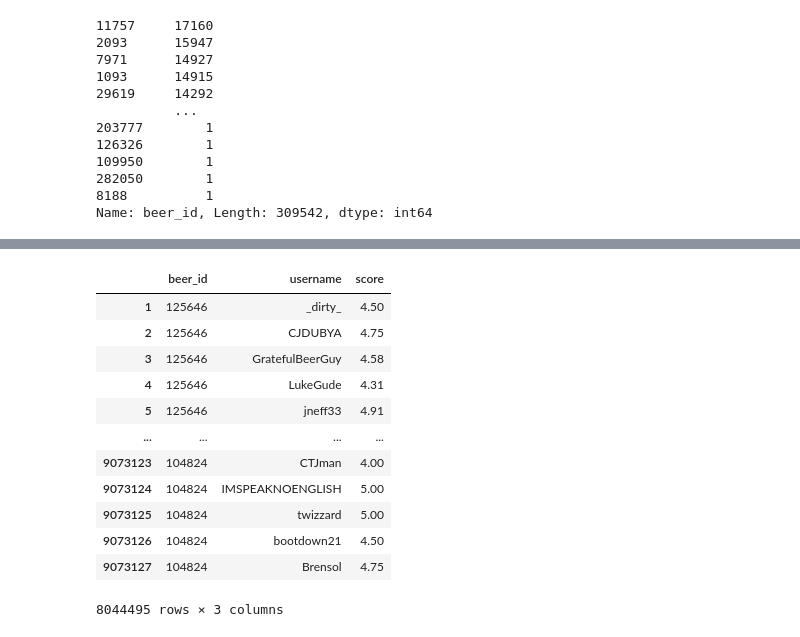
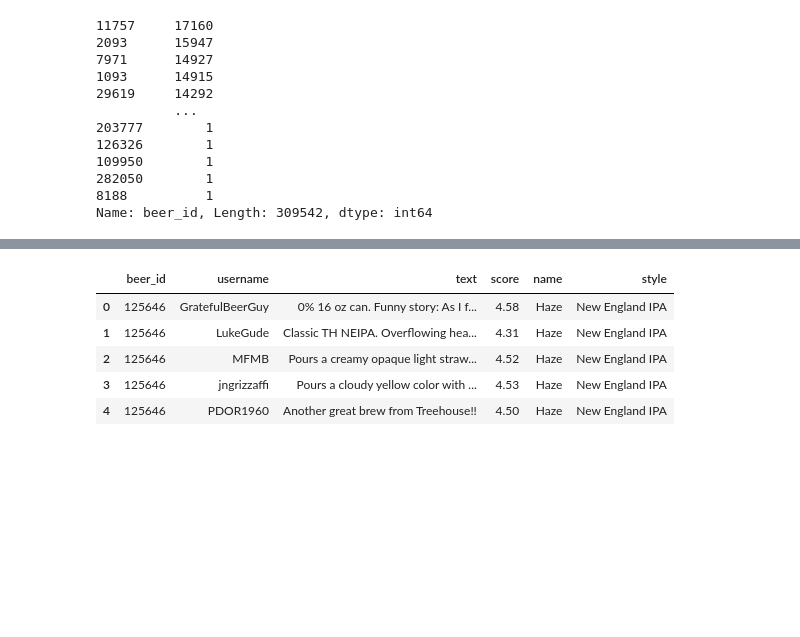
Before and after one commit to sheetalbongale/ALE-gorithm-II, a Jupyter notebook: notebooks/data_cleaning.ipynb, the cells around one changed output, grey strips where cells are left out. Drawn from its saved outputs; the diff is of its cells as text; code cells hidden in the pictures; blank space fills up the shorter version.

```diff
--- a/notebooks/data_cleaning.ipynb
+++ b/notebooks/data_cleaning.ipynb
@@ -195,18 +215,0 @@ df_clean = df_clean.drop(["date", "look", "smell", "taste", "feel", "overall"],
-# %%
-df_clean = df_clean.drop(["text"], axis=1)
-# %%
-df_clean
-# %% [output]
-|  | beer_id | username | score |
-| 1 | 125646 | _dirty_ | 4.50 |
-| 2 | 125646 | CJDUBYA | 4.75 |
-| 3 | 125646 | GratefulBeerGuy | 4.58 |
-| 4 | 125646 | LukeGude | 4.31 |
-| 5 | 125646 | jneff33 | 4.91 |
-| ... | ... | ... | ... |
-| 9073123 | 104824 | CTJman | 4.00 |
-| 9073124 | 104824 | IMSPEAKNOENGLISH | 5.00 |
-| 9073125 | 104824 | twizzard | 5.00 |
-| 9073126 | 104824 | bootdown21 | 4.50 |
-| 9073127 | 104824 | Brensol | 4.75 |
-8044495 rows × 3 columns
@@ -212,0 +222,11 @@ df_clean
+# %%
+# Merge the two dataframe
+final_df = pd.merge(df_clean, df_beers[["beer_id", "name", "style"]], on="beer_id")
+final_df.head()
+# %% [output]
+|  | beer_id | username | text | score | name | style |
+| 0 | 125646 | GratefulBeerGuy | 0% 16 oz can. Funny story: As I f... | 4.58 | Haze | New England IPA |
+| 1 | 125646 | LukeGude | Classic TH NEIPA. Overflowing hea... | 4.31 | Haze | New England IPA |
+| 2 | 125646 | MFMB | Pours a creamy opaque light straw... | 4.52 | Haze | New England IPA |
+| 3 | 125646 | jngrizzaffi | Pours a cloudy yellow color with ... | 4.53 | Haze | New England IPA |
+| 4 | 125646 | PDOR1960 | Another great brew from Treehouse!! | 4.50 | Haze | New England IPA |
```
Also changed, not shown: parts of 20 cells of this notebook.
